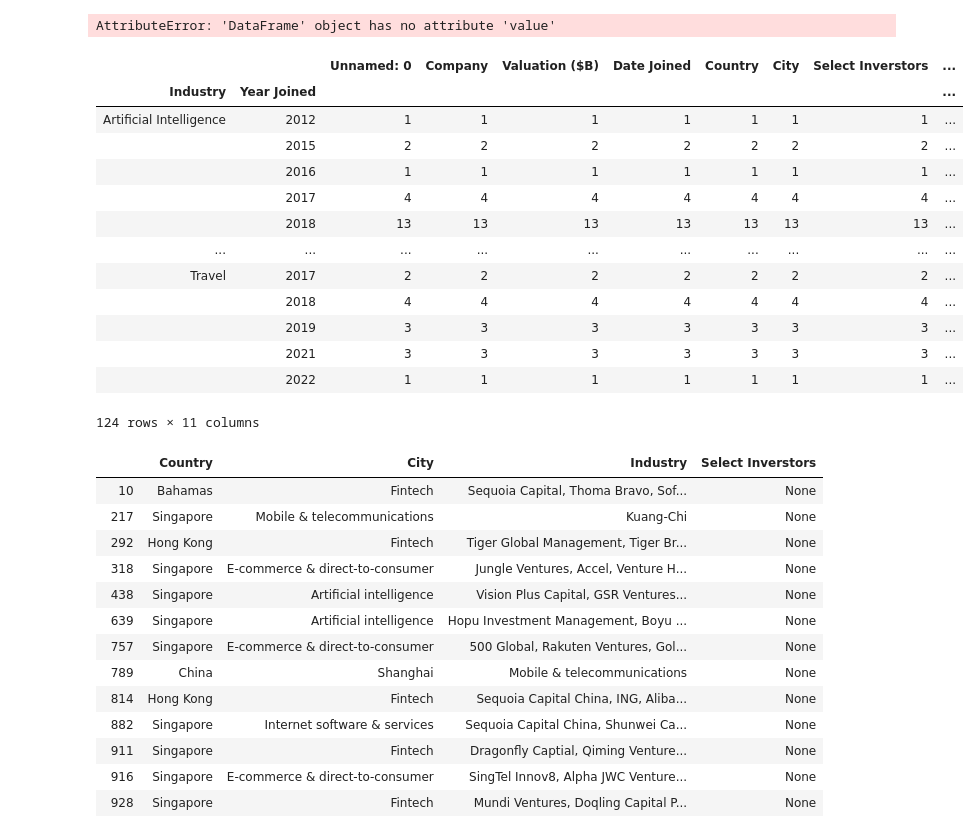
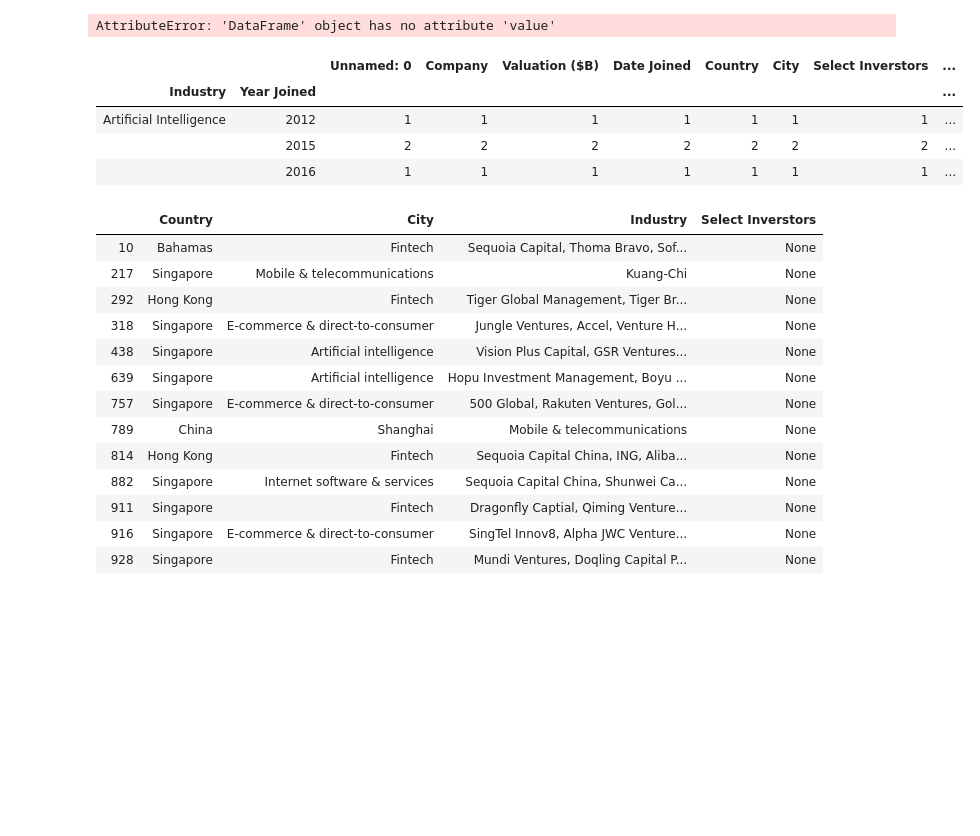
Before and after one commit to michaelchau0424/unicorns-data-vis, a Jupyter notebook: Untitled1.ipynb, the cells around one changed output. Saved outputs shown, nothing was run; the diff lists cells and outputs as text; code cells hidden in the pictures; blank space fills up the shorter version.

```diff
--- a/Untitled1.ipynb
+++ b/Untitled1.ipynb
@@ -153,23 +153,16 @@ AttributeError: 'DataFrame' object has no attribute 'value'
 # %%
 
 df_a.to_csv('./data/Unicorn_Companies_clean2.csv')
+# %%
+df_a.iloc[0:3]
+# %% [output]
+|  |  | Unnamed: 0 | Company | Valuation ($B) | Date Joined | Country | City | Select Inverstors | ... |
+| Industry | Year Joined |  |  |  |  |  |  |  | ... |
+| Artificial Intelligence | 2012 | 1 | 1 | 1 | 1 | 1 | 1 | 1 | ... |
+|  | 2015 | 2 | 2 | 2 | 2 | 2 | 2 | 2 | ... |
+|  | 2016 | 1 | 1 | 1 | 1 | 1 | 1 | 1 | ... |
 # %%
-dfdf_a.groupby(['Industry', 'Year Joined']).count()
+df_a = df_a.groupby(['Industry', 'Year Joined']).count()
-# %% [output]
-|  |  | Unnamed: 0 | Company | Valuation ($B) | Date Joined | Country | City | Select Inverstors | ... |
-| Industry | Year Joined |  |  |  |  |  |  |  | ... |
-| Artificial Intelligence | 2012 | 1 | 1 | 1 | 1 | 1 | 1 | 1 | ... |
-|  | 2015 | 2 | 2 | 2 | 2 | 2 | 2 | 2 | ... |
-|  | 2016 | 1 | 1 | 1 | 1 | 1 | 1 | 1 | ... |
-|  | 2017 | 4 | 4 | 4 | 4 | 4 | 4 | 4 | ... |
-|  | 2018 | 13 | 13 | 13 | 13 | 13 | 13 | 13 | ... |
-| ... | ... | ... | ... | ... | ... | ... | ... | ... | ... |
-| Travel | 2017 | 2 | 2 | 2 | 2 | 2 | 2 | 2 | ... |
-|  | 2018 | 4 | 4 | 4 | 4 | 4 | 4 | 4 | ... |
-|  | 2019 | 3 | 3 | 3 | 3 | 3 | 3 | 3 | ... |
-|  | 2021 | 3 | 3 | 3 | 3 | 3 | 3 | 3 | ... |
-|  | 2022 | 1 | 1 | 1 | 1 | 1 | 1 | 1 | ... |
-124 rows × 11 columns
 # %%
 df2 = df.loc[df['Select Inverstors']== 'None', ['Country','City', 'Industry', 'Select Inverstors']]
 df.loc[df['Select Inverstors']== 'None', ['Country','City', 'Industry', 'Select Inverstors']]['Select Inverstors'] = df.loc[df['Select Inverstors']== 'None', ['Country','City', 'Industry', 'Select Inverstors']]['Select Inverstors'].replace('None', df['Industry'])
```
Also changed, not shown: 1 other file.
